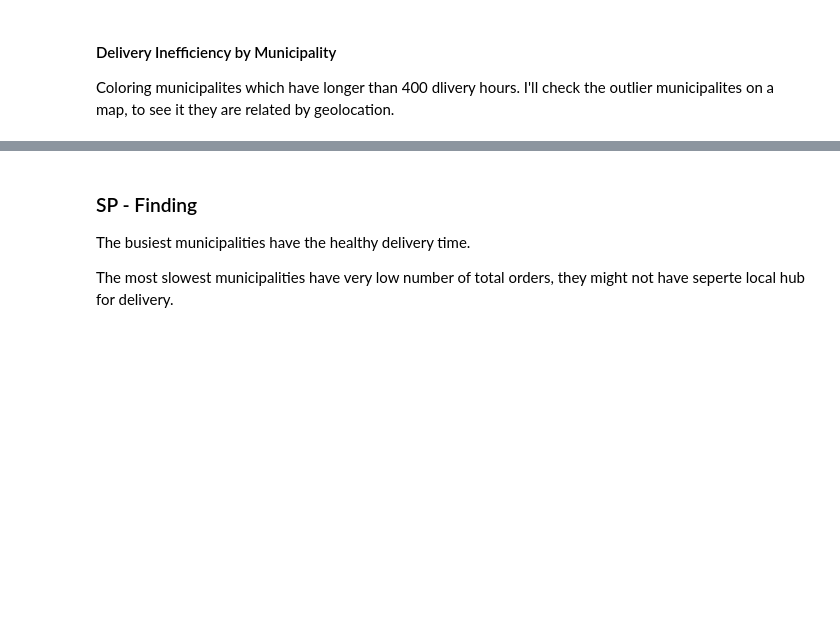
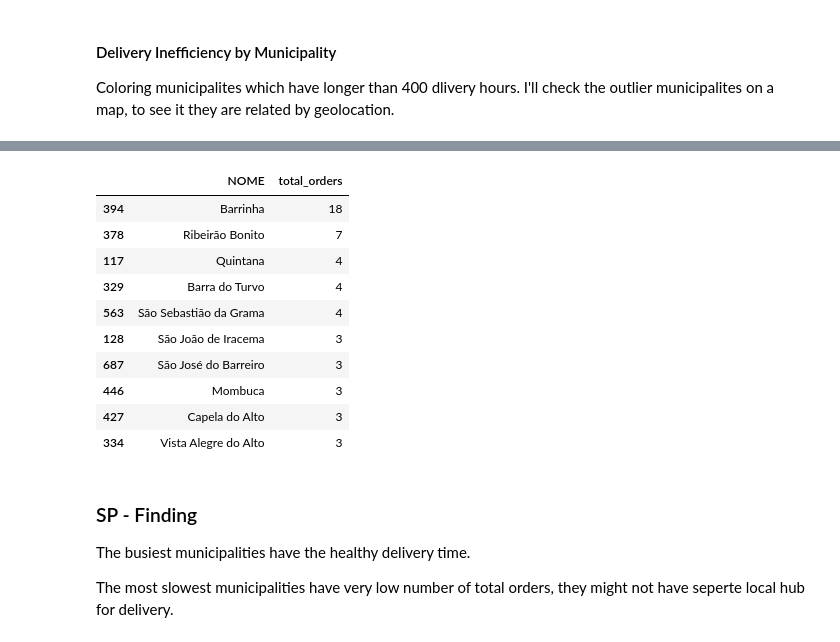
Before and after one commit to yunwe/olist-logistics-efficiency, a Jupyter notebook: notebooks/sp_rj.ipynb, the cells around one changed output, grey strips where cells are left out. Cells and saved outputs as stored; diff of their text form; code cells hidden in the pictures; blank space fills up the shorter version.

```diff
--- a/notebooks/sp_rj.ipynb
+++ b/notebooks/sp_rj.ipynb
@@ -225,6 +225,18 @@ NameError: name 'm' is not defined
 # %%
 highlight = highlight.sort_values(by='total_orders', ascending=False)
-highlight.head()
+highlight[['NOME', 'total_orders']].head(10)
+# %% [output]
+|  | NOME | total_orders |
+| 394 | Barrinha | 18 |
+| 378 | Ribeirão Bonito | 7 |
+| 117 | Quintana | 4 |
+| 329 | Barra do Turvo | 4 |
+| 563 | São Sebastião da Grama | 4 |
+| 128 | São João de Iracema | 3 |
+| 687 | São José do Barreiro | 3 |
+| 446 | Mombuca | 3 |
+| 427 | Capela do Alto | 3 |
+| 334 | Vista Alegre do Alto | 3 |
 # %% [markdown]
 ### SP - Finding
 The busiest municipalities have the healthy delivery time.
```
Also changed, not shown: parts of 10 cells of this notebook, 1 other file.
